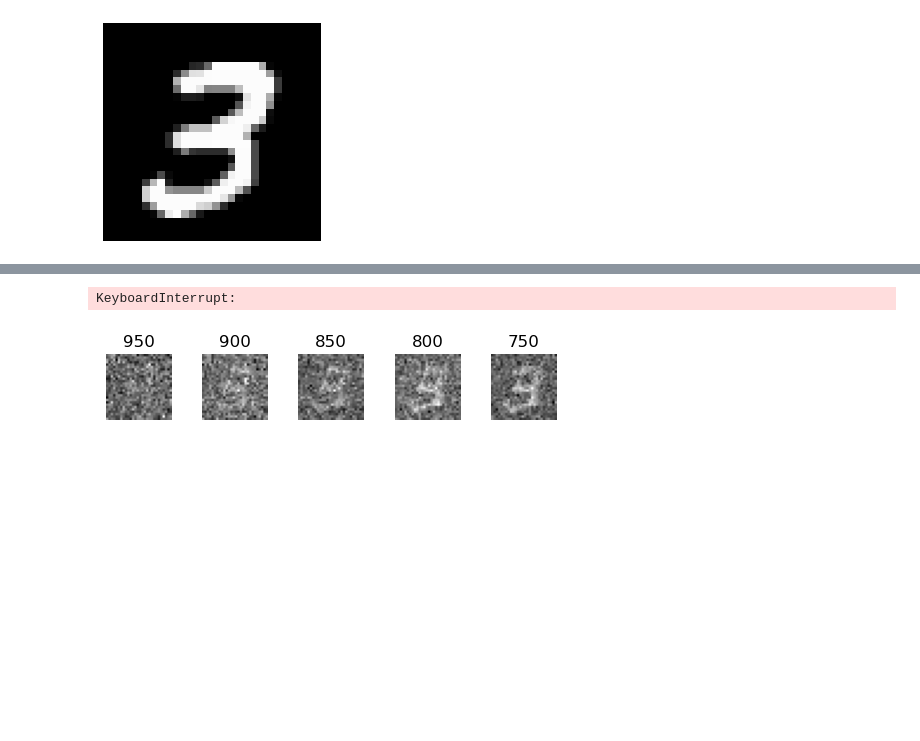
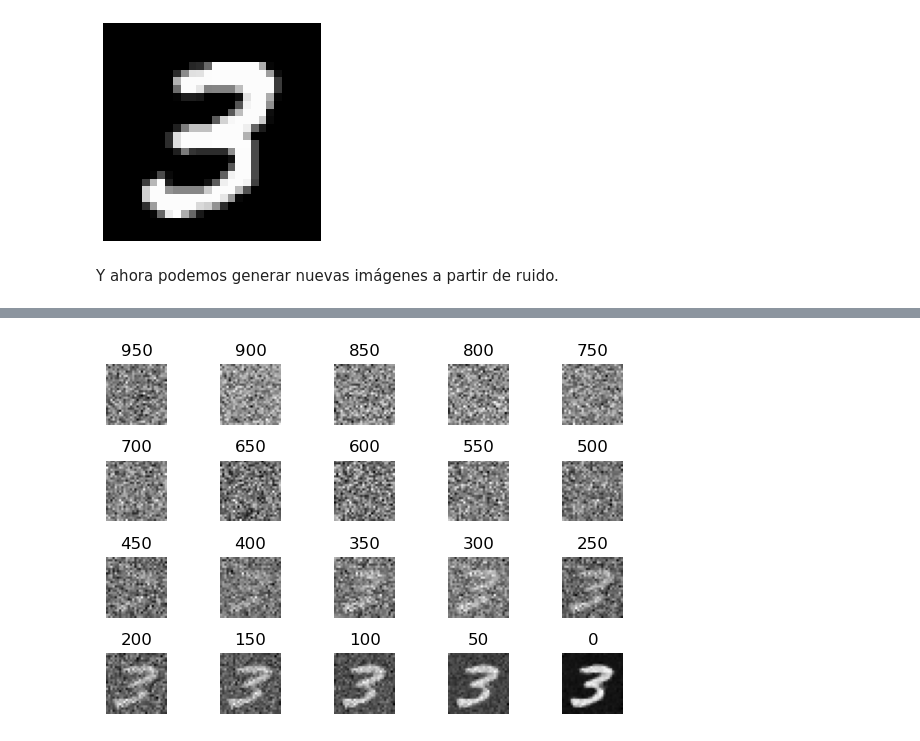
Before and after one commit to juansensio/blog, a Jupyter notebook: 112_sd_scratch_1/112_sd_scratch_1.ipynb, the cells around one changed output, grey strips where cells are left out. Cells and saved outputs as stored; diff of their text form; code cells hidden in the pictures; blank space fills up the shorter version.

```diff
--- a/112_sd_scratch_1/112_sd_scratch_1.ipynb
+++ b/112_sd_scratch_1/112_sd_scratch_1.ipynb
@@ -247,62 +248,56 @@ plt.show()
 # %%
 import tqdm
 
-EPOCHS = 3000
-BATCH_SIZE = 1
+EPOCHS = 1000
+BATCH_SIZE = 64
 
 ds = Dataset(X[y == 3]) # usamos solo los 3s
-# dl = torch.utils.data.DataLoader(ds, batch_size=BATCH_SIZE, shuffle=True, num_workers=8, pin_memory=True)
 dl = torch.utils.data.DataLoader(ds, batch_size=BATCH_SIZE, shuffle=False)
 model = DiffusionModel().cuda()
 optimizer = torch.optim.Adam(model.parameters(), lr=1e-3)
 
 model.train()
 pb = tqdm.tqdm(range(1, EPOCHS+1))
-# for epoch in range(1, EPOCHS+1):
 for epoch in pb:
 	losses = []
-	# pb = tqdm.tqdm(dl)
-	# for im, noise, t in pb:
 	for im, noise, t in dl:
-		im, noise, t = im.cuda(), noise.cuda(), t.cuda()
+		im, noise, t = im.cuda(), noise.cuda(), t.cuda().squeeze(-1)
 		output = model(im, t)
 		loss = torch.nn.functional.mse_loss(output, noise)
-		# loss = torch.nn.functional.l1_loss(output, noise)
 		loss.backward()
 		optimizer.step()
 		optimizer.zero_grad()
 		losses.append(loss.item())
 		break
 	pb.set_description(f'Epoch {epoch}/{EPOCHS} loss {np.mean(losses):.5f}')
+# %% [markdown]
+Y ahora podemos generar nuevas imágenes a partir de ruido.
 # %%
-C = 0.1
+def sample():
+	model.eval()
+	x = torch.randn(1, 1, 28, 28).cuda()
+	r, c = 4, 5
+	fig = plt.figure(dpi=100)
+	i = 0
+	for t in reversed(range(ds.T)):
+		with torch.no_grad():
+			output = model(x, torch.tensor([t]).cuda())
+		if t > 0:
+			noise = torch.randn_like(x)
+		else:
+			noise = torch.zeros_like(x)
+		# algoritmo para restar el ruido de manera progresiva propuesto en el paper
+		x = 1. / torch.sqrt(ds.alphas[t]) * (x - ((1. - ds.alphas[t])/(torch.sqrt(1. - ds.alphas_hat[t]))) * output) + noise * torch.sqrt(ds.betas[t])
+		# esta aproximación también funciona (pero peor)
+		# x = x - output*0.1
+		if t % 50 == 0:
+			i += 1
+			ax = plt.subplot(r, c, i)
+			ax.imshow(x[0][0].cpu().numpy(), cmap='gray')
+			ax.axis("off")
+			ax.set_title(t)
+	plt.tight_layout()
+	plt.show()
 
-model.eval()
-
-x = torch.randn(1, 1, 28, 28).cuda()
-
-# ix = random.randint(0, len(ds)-1)
-# im, noise, _ = ds[ix]
-# x = im.cuda().unsqueeze(0) + noise.cuda().unsqueeze(0)
-
-r, c = 4, 5
-fig = plt.figure(dpi=100)
-i = 0
-for t in reversed(range(ds.T)):
-	with torch.no_grad():
-		output = model(x, torch.tensor([[t]]).cuda())
-	# x = x - output * C
-	if t > 0:
-		noise = torch.randn_like(x)
-	else:
-		noise = torch.zeros_like(x)
-	x = 1. / torch.sqrt(ds.alphas[t]) * (x - output * ((1 - ds.alphas[t])/(torch.sqrt(1 - ds.alphas_hat[t])))) + noise * torch.sqrt(ds.betas[t])
-	if t % 50 == 0:
-		i += 1
-		ax = plt.subplot(r, c, i)
-		ax.imshow(x[0][0].cpu().numpy(), cmap='gray')
-		ax.axis("off")
-		ax.set_title(t)
-plt.tight_layout()
-plt.show()
+sample()
 # %% [output]
@@ -326,2 +304 @@ plt.show()
-KeyboardInterrupt:
-[figure, old version]
+[figure, new version]
```
Also changed, not shown: parts of 35 cells of this notebook, 1 other file.
